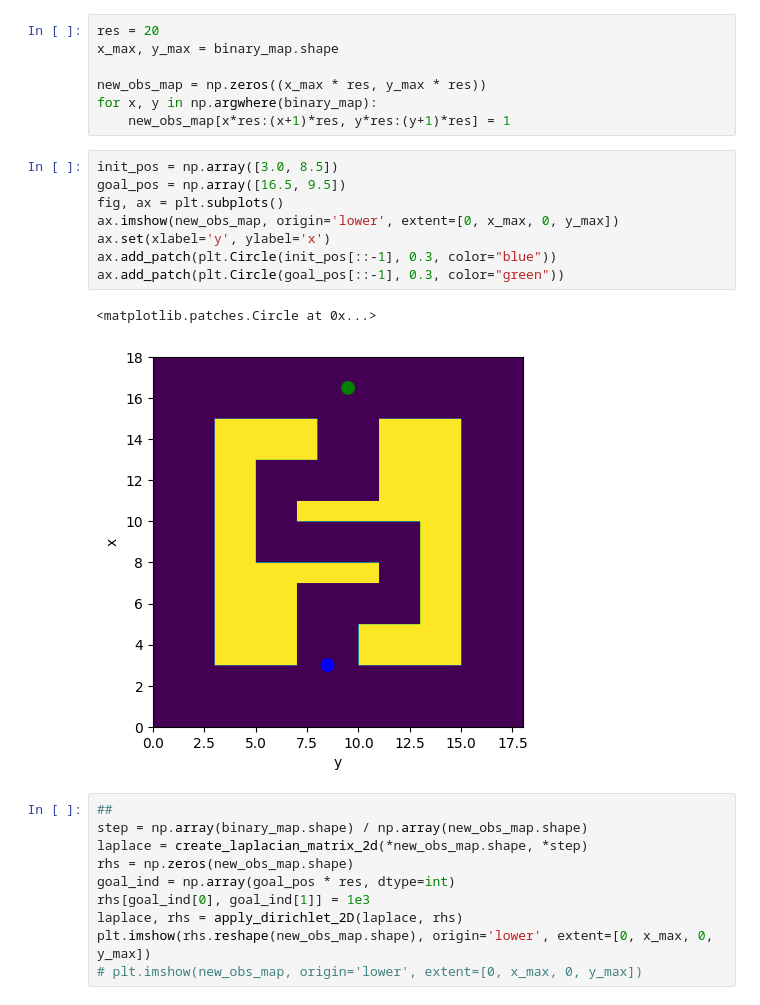
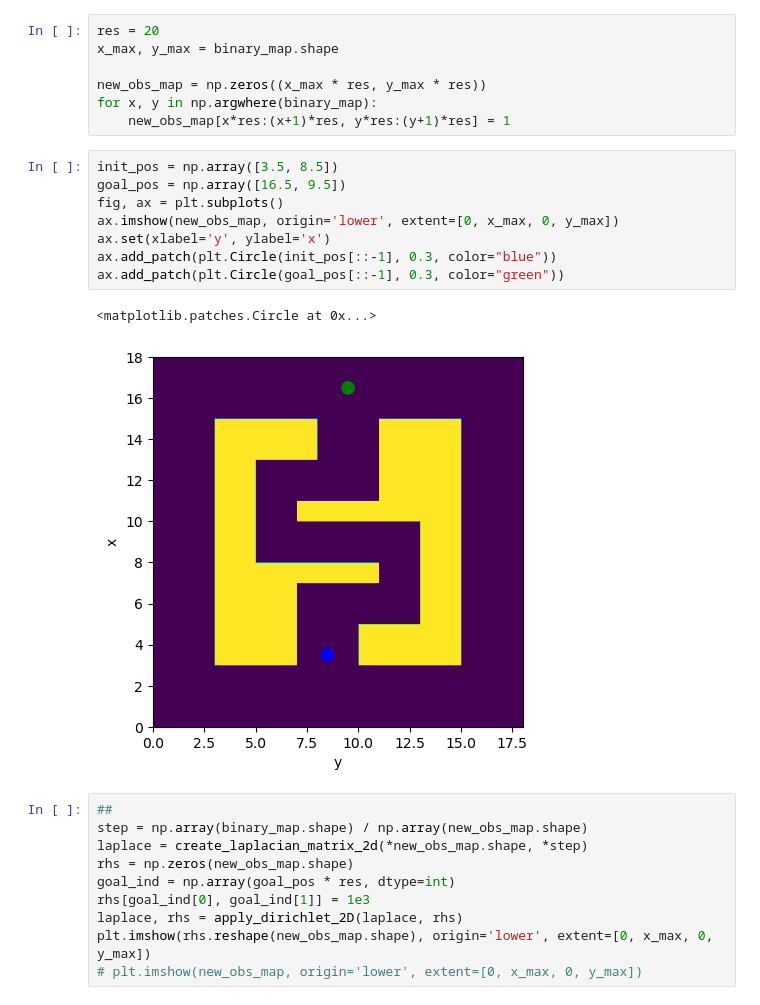
Before and after one commit to rcremese/snake-ai, a Jupyter notebook: digital_twin_paper.ipynb, the cells around one changed output. Drawn from its saved outputs; the diff is of its cells as text.

```diff
--- a/digital_twin_paper.ipynb
+++ b/digital_twin_paper.ipynb
@@ -109,16 +259,16 @@ new_obs_map = np.zeros((x_max * res, y_max * res))
 for x, y in np.argwhere(binary_map):
     new_obs_map[x*res:(x+1)*res, y*res:(y+1)*res] = 1
 # %%
-init_pos = np.array([3.0, 8.5])
+init_pos = np.array([3.5, 8.5])
 goal_pos = np.array([16.5, 9.5])
 fig, ax = plt.subplots()
 ax.imshow(new_obs_map, origin='lower', extent=[0, x_max, 0, y_max])
 ax.set(xlabel='y', ylabel='x')
 ax.add_patch(plt.Circle(init_pos[::-1], 0.3, color="blue"))
 ax.add_patch(plt.Circle(goal_pos[::-1], 0.3, color="green"))
 # %% [output]
 <matplotlib.patches.Circle at 0x...>
-[figure, old version]
+[figure, new version]
 # %%
 ##
 step = np.array(binary_map.shape) / np.array(new_obs_map.shape)
```
Also changed, not shown: parts of 18 cells of this notebook, 1 other file.
